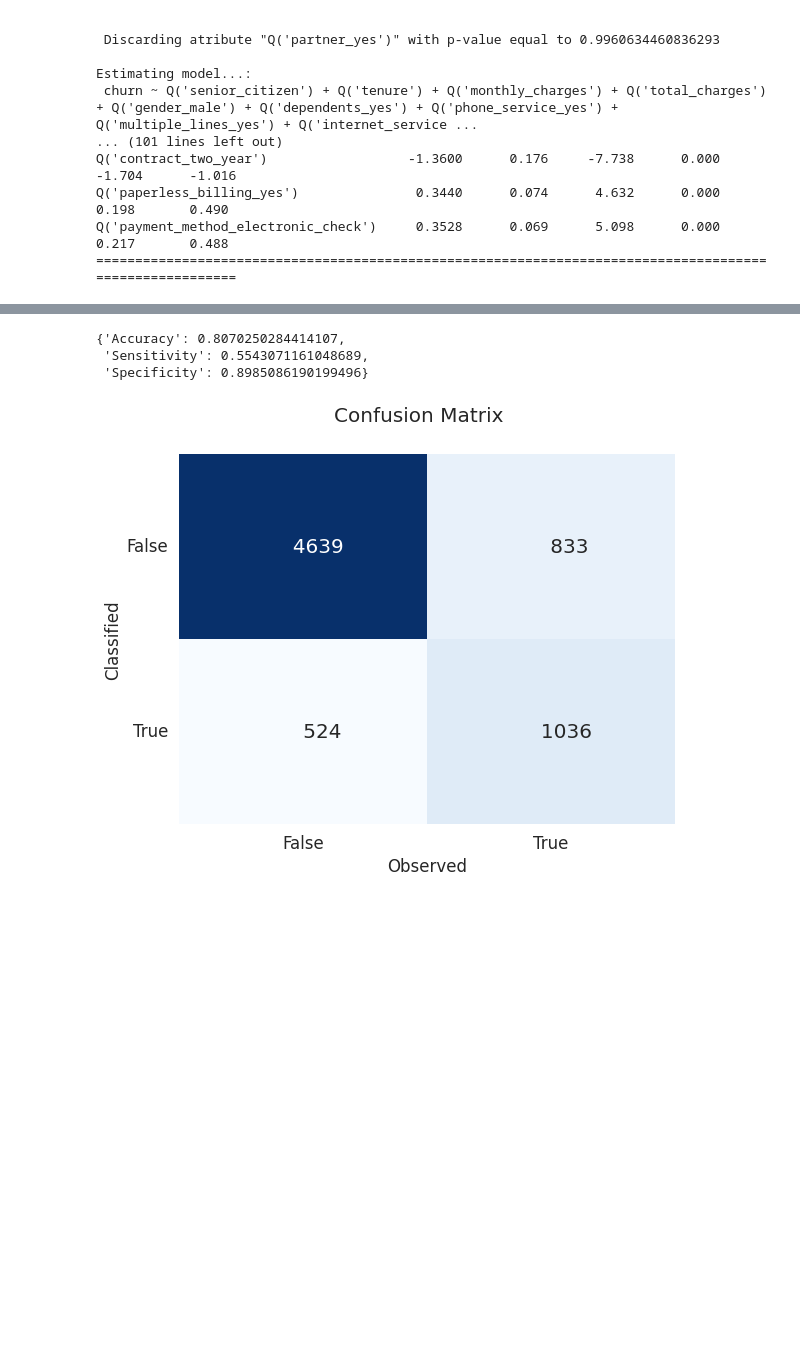
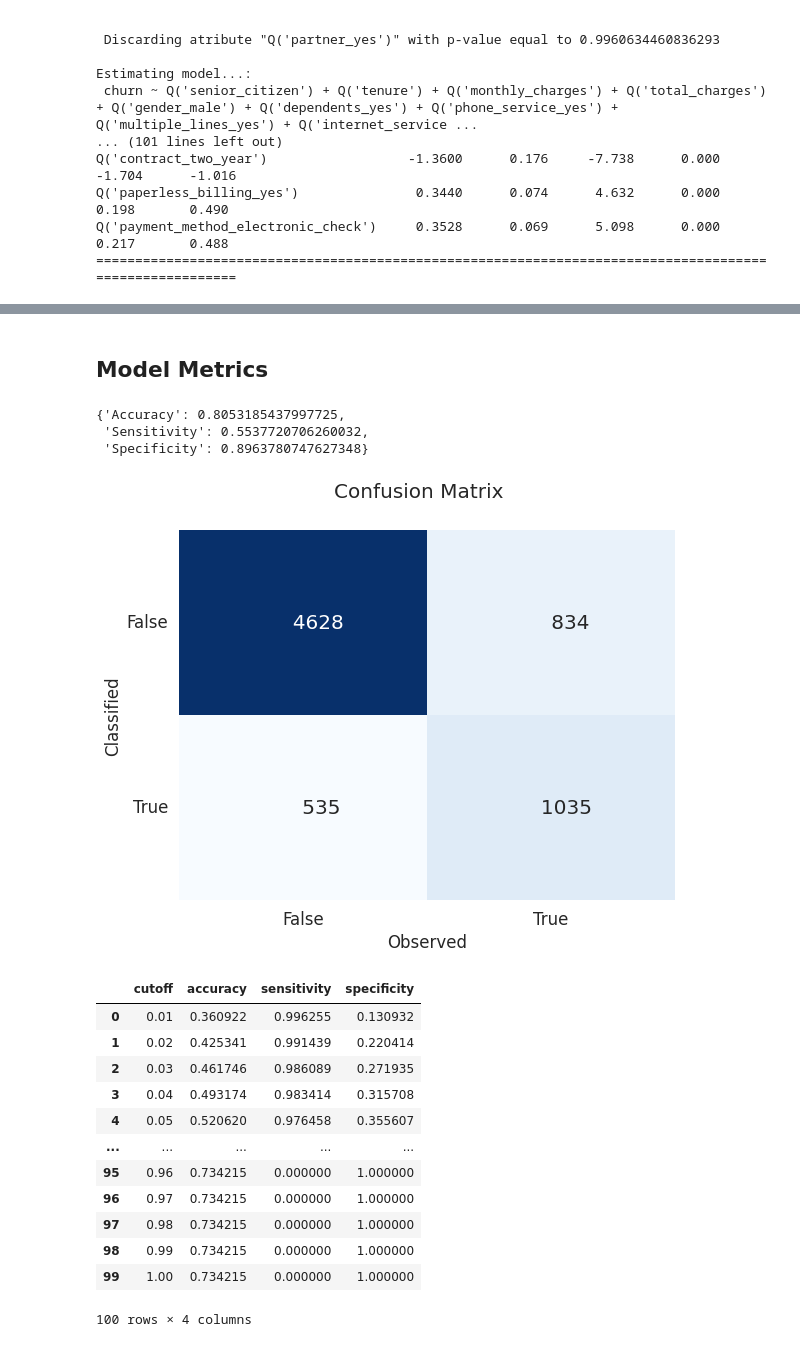
Before and after one commit to dan-teixeira/data-science, a Jupyter notebook: telco_costumer_churn/telco_customer_churn.ipynb, the cells around one changed output, grey strips where cells are left out. Drawn from its saved outputs; the diff is of its cells as text; code cells hidden in the pictures; blank space fills up the shorter version.

```diff
--- a/telco_costumer_churn/telco_customer_churn.ipynb
+++ b/telco_costumer_churn/telco_customer_churn.ipynb
@@ -311,7 +339,26 @@ Logit Regression Results
+# %% [markdown]
+## Model Metrics
 # %%
-confusion_matrix(logit_model, cutoff=0.5)
+confusion_matrix(logit_model_sw, cutoff=0.5)
 # %% [output]
-{'Accuracy': 0.8070250284414107,
- 'Sensitivity': 0.5543071161048689,
- 'Specificity': 0.8985086190199496}
+{'Accuracy': 0.8053185437997725,
+ 'Sensitivity': 0.5537720706260032,
+ 'Specificity': 0.8963780747627348}
 [figure]
+# %%
+df_metrics = confusion_metrics(logit_model_sw)
+df_metrics
+# %% [output]
+|  | cutoff | accuracy | sensitivity | specificity |
+| 0 | 0.01 | 0.360922 | 0.996255 | 0.130932 |
+| 1 | 0.02 | 0.425341 | 0.991439 | 0.220414 |
+| 2 | 0.03 | 0.461746 | 0.986089 | 0.271935 |
+| 3 | 0.04 | 0.493174 | 0.983414 | 0.315708 |
+| 4 | 0.05 | 0.520620 | 0.976458 | 0.355607 |
+| ... | ... | ... | ... | ... |
+| 95 | 0.96 | 0.734215 | 0.000000 | 1.000000 |
+| 96 | 0.97 | 0.734215 | 0.000000 | 1.000000 |
+| 97 | 0.98 | 0.734215 | 0.000000 | 1.000000 |
+| 98 | 0.99 | 0.734215 | 0.000000 | 1.000000 |
+| 99 | 1.00 | 0.734215 | 0.000000 | 1.000000 |
+100 rows × 4 columns
```
Also changed, not shown: parts of 11 cells of this notebook, 1 other file.
